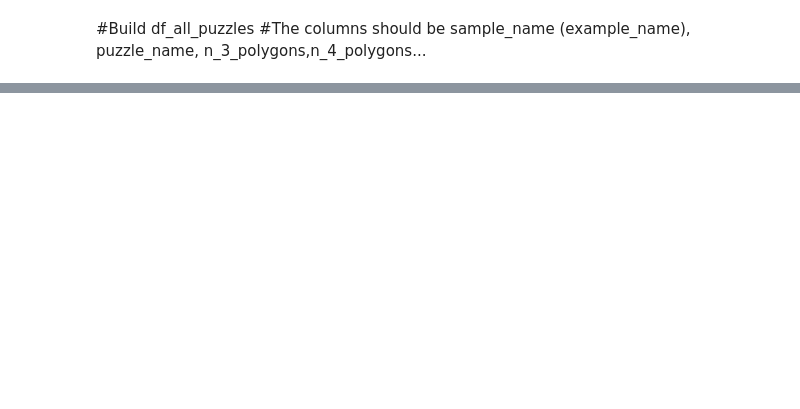
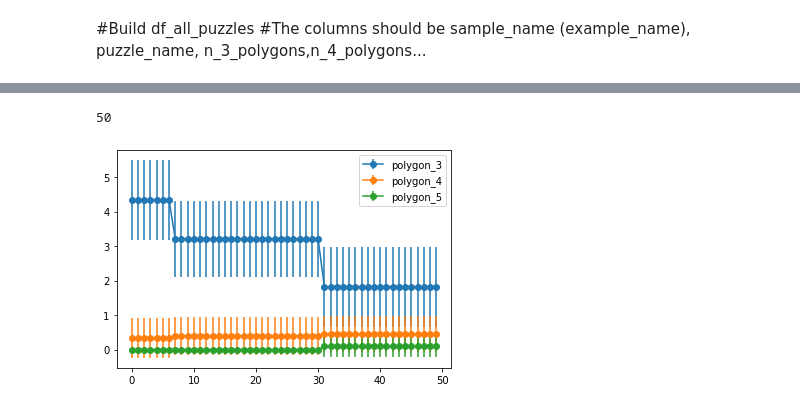
Before and after one commit to yanivohayon8/enumerating_convex_partitions, a Jupyter notebook: notebooks/2_5_points_samples.ipynb, the cells around one changed output, grey strips where cells are left out. Saved outputs shown, nothing was run; the diff lists cells and outputs as text; code cells hidden in the pictures; blank space fills up the shorter version.

```diff
--- a/notebooks/2_5_points_samples.ipynb
+++ b/notebooks/2_5_points_samples.ipynb
@@ -78,9 +71,11 @@ for sample_dir in examples:
 all_puzzles = pd.concat(dfs).fillna(0)
 all_puzzles["name"] = puzzles_names
 all_puzzles["sample"] = samples_names
+all_puzzles["n_convex_hull"] = all_puzzles["sample"].transform(n_convex_hull)
+all_puzzles["n_interior"]  = all_puzzles["sample"].transform(n_interior_points)
 all_puzzles = all_puzzles.reset_index(drop=True)
 cols = list(all_puzzles.columns)
-all_puzzles = all_puzzles[cols[-2:]+cols[:-2]]
+all_puzzles = all_puzzles[cols[-4:]+cols[:-4]]
 print(all_puzzles.head(5))
 print(len(all_puzzles))
 # %% [output]
@@ -92,0 +120,19 @@ print(len(all_puzzles))
+# %%
+len(all_puzzles.groupby("sample")["polygon_3"].mean().values.tolist())
+len(all_puzzles.groupby("sample"))
+# %% [output]
+50
+# %%
+fig, ax = plt.subplots()
+
+xs = range(len(all_puzzles.groupby("sample")))
+for col in list(all_puzzles.columns):
+    if "polygon_" in col:
+        ax.errorbar(xs,
+                    all_puzzles.groupby("sample")[col].mean().values.tolist(),
+                    all_puzzles.groupby("sample")[col].std().values.tolist(),
+                    fmt="-o",label=col)
+ax.legend()
+plt.show()
+# %% [output]
+[figure, added]
```
Also changed, not shown: parts of 14 cells of this notebook, 9 other files.
